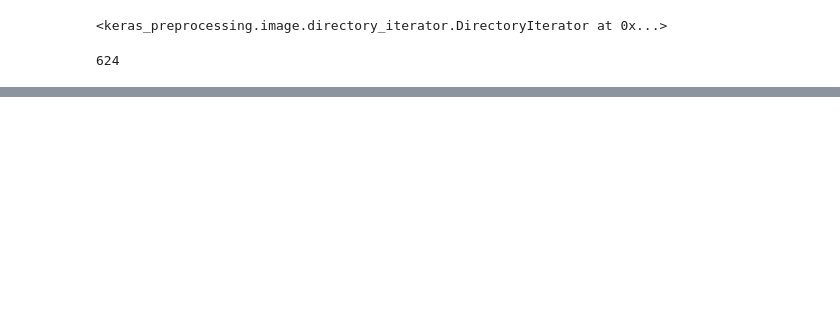
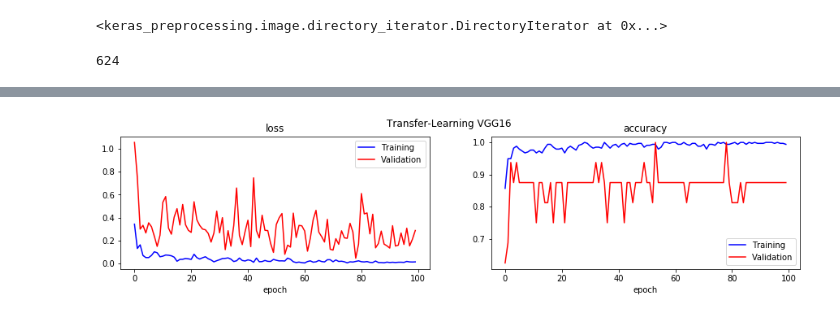
Before and after one commit to kylelee417/AI_Data_Science_Portfolio, a Jupyter notebook: chest_pneumonia.ipynb, the cells around one changed output, grey strips where cells are left out. Cells and saved outputs as stored; diff of their text form; code cells hidden in the pictures; blank space fills up the shorter version.

```diff
--- a/chest_pneumonia.ipynb
+++ b/chest_pneumonia.ipynb
@@ -274,0 +324,14 @@ from sklearn.metrics import classification_report, confusion_matrix
+# %%
+from keras.applications.vgg16 import VGG16
+from keras import layers
+from keras.layers import Input
+
+X_input = Input(train_batches.image_shape)
+from keras.models import Model
+# %%
+hisvgg16 = VGG16(include_top=False, weights='imagenet',input_tensor=X_input)
+last_layer = hisvgg16.get_layer('block5_pool').output
+X2 = Flatten(name='flatten')(last_layer)
+X2 = Dense(128,activation='relu',name='fc1')(X2)
+X2 = Dense(1,activation='sigmoid',name='output')(X2)
+hisvgg16 = Model(inputs = X_input, outputs = X2)
@@ -274,0 +340,13 @@ from sklearn.metrics import classification_report, confusion_matrix
+# %%
+for layer in hisvgg16.layers[:-3]:
+    layer.trainable = False
+hisvgg16.compile(optimizer = optimizer,loss='binary_crossentropy',metrics=['accuracy'])
+# %%
+
+hisvgg16 = hisvgg16.fit_generator(epochs=100,
+                           shuffle=True,
+                           validation_data=val_batches,
+                           generator=train_batches,
+                           steps_per_epoch=np.ceil(len(train_batches) / 16),
+                           validation_steps=21,
+                           verbose=1)
@@ -274,0 +371,4 @@ from sklearn.metrics import classification_report, confusion_matrix
+# %%
+training_plot(hisvgg16, 'Transfer-Learning VGG16')
+# %% [output]
+[figure, added]
```
Also changed, not shown: parts of 24 cells of this notebook.
